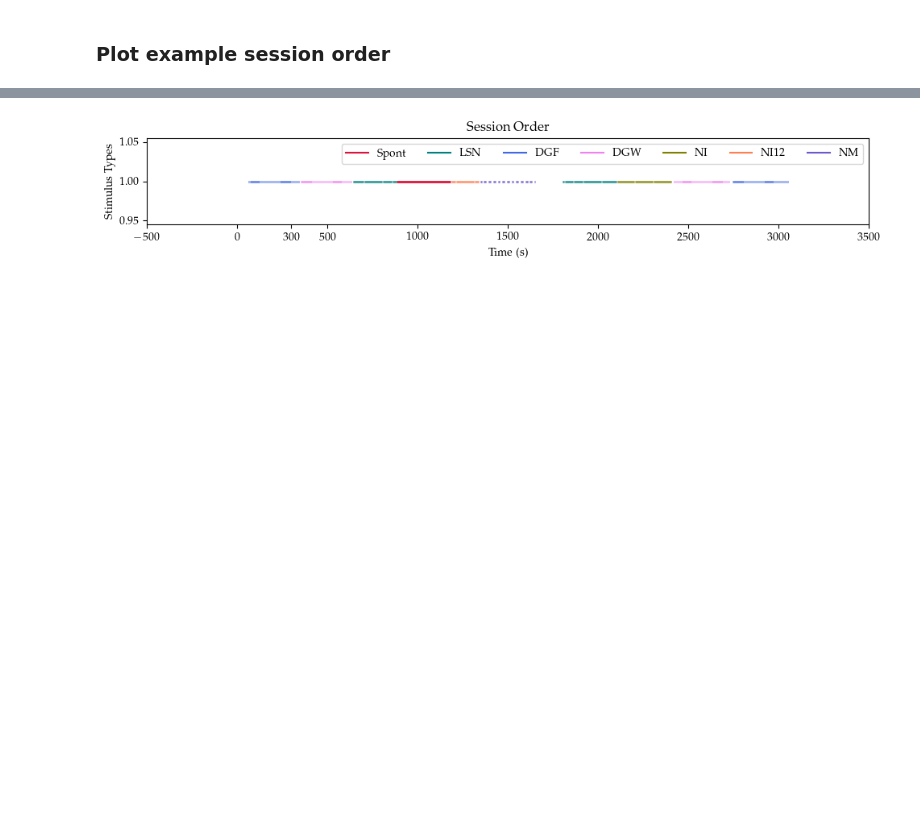
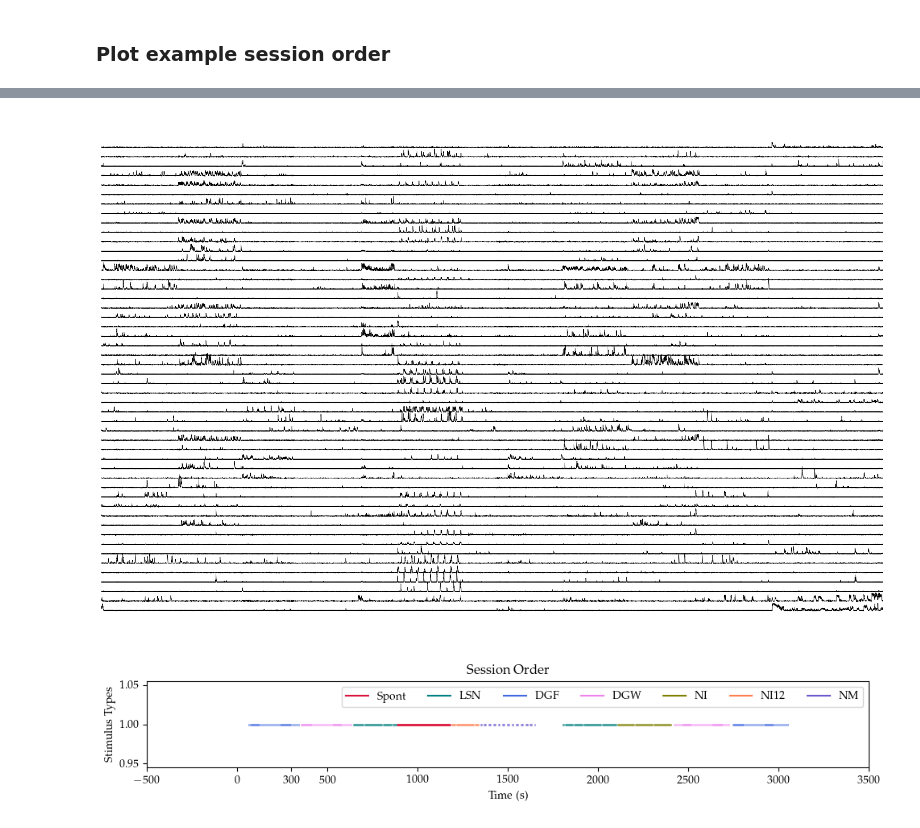
Before and after one commit to sherafatia/v1dd-public, a Jupyter notebook: notebooks/v1dd_figure1.ipynb, the cells around one changed output, grey strips where cells are left out. Drawn from its saved outputs; the diff is of its cells as text; code cells hidden in the pictures; blank space fills up the shorter version.

```diff
--- a/notebooks/v1dd_figure1.ipynb
+++ b/notebooks/v1dd_figure1.ipynb
@@ -193 +147,17 @@ axs.tick_params(axis='x', labelsize=20)
+# %%
+offset = 5  # vertical space between traces
+time = dff_traces.time.values
+
+plt.figure(figsize=(15, 10))
+for i, trace in enumerate(dff_traces.values[:50]):  # limit to first 50 traces for clarity
+    plt.plot(time, trace + i * offset, color='black', linewidth=0.5)
+
+plt.xlabel('Time (s)')
+plt.gca().set_axis_off()
+plt.xlim(left=0, right=dff_traces.time.values.max())
+plt.tight_layout()
+
+plt.savefig('/home/naomi/Desktop/figures/v1dd_plots/1F_calcium_traces.svg', dpi=300, bbox_inches='tight')
+# %% [output]
+[figure, added]
 # %%
```
Also changed, not shown: parts of 8 cells of this notebook.
